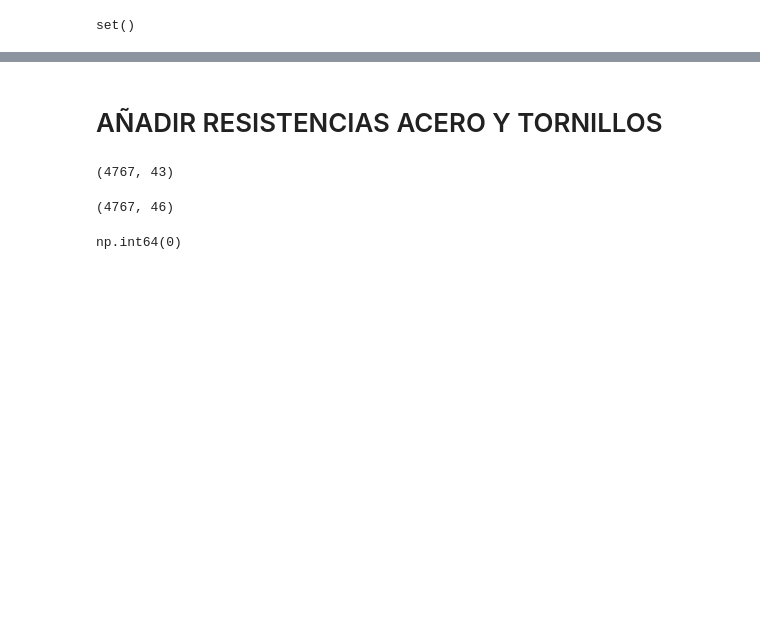
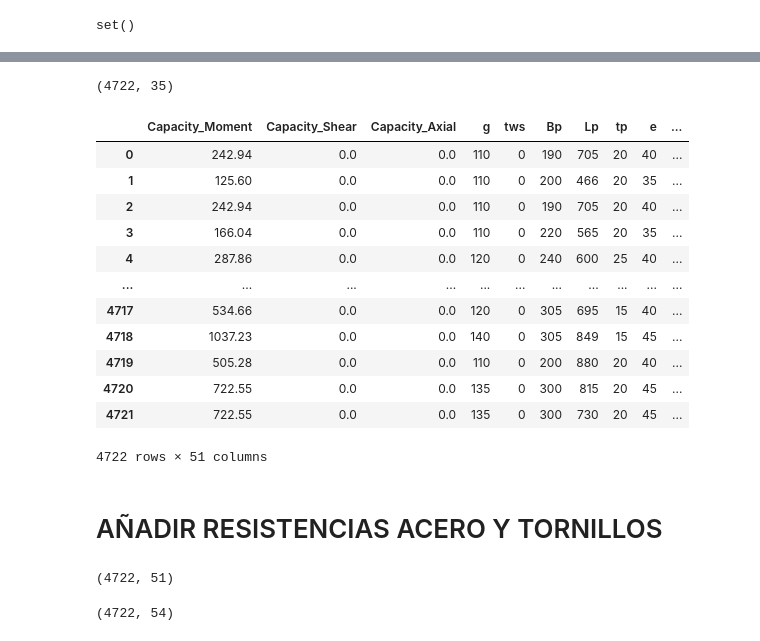
Before and after one commit to 15aarbona/proyecto_uniones, a Jupyter notebook: analisisVariables/variables.ipynb, the cells around one changed output, grey strips where cells are left out. Saved outputs shown, nothing was run; the diff lists cells and outputs as text; code cells hidden in the pictures; blank space fills up the shorter version.

```diff
--- a/analisisVariables/variables.ipynb
+++ b/analisisVariables/variables.ipynb
@@ -440,0 +438,2 @@ Index(['Capacity_Moment_Percentage', 'Capacity_Shear_Percentage',
+# %%
+df_final_c = df_final[df_final["SpecialMomentFrames"] != 1]
@@ -441,3 +448,5 @@ Index(['Capacity_Moment_Percentage', 'Capacity_Shear_Percentage',
+# %%
+df_final = df_final_c.drop(columns=["p0", "SpecialMomentFrames"])
 # %% [markdown]
 # AÑADIR DATOS DE TEKLA
 # %%
@@ -447,6 +456,6 @@ cad = pd.read_excel(xls, 'Tekla19 canadiense')
 resto = pd.read_csv(dir / "tekla_faltante.csv")
 # %%
 df_union = pd.concat([eu, cad, resto])
-df_union[["tekla_nomenclature_1", "type", "d_mm",
+df_union = df_union[["tekla_nomenclature_1", "type", "d_mm",
         "bf_mm", "tw_mm", "tf_mm", "r1_mm", "wely_mm", "w_kgm"
         ]]
@@ -471,3 +479,14 @@ faltan_COLUMN = set(df_final["COLUMN"].unique()) - set(df_union["tekla_nomenclat
 faltan_BEAM | faltan_COLUMN
 # %% [output]
 set()
+# %%
+union_BEAM = (df_union.set_index('tekla_nomenclature_1')
+    .add_prefix('BEAM_')
+    .reset_index()
+)
+
+union_COLUMN = (df_union.set_index('tekla_nomenclature_1')
+    .add_prefix('COLUMN_')
+    .reset_index()
+)
+union_BEAM
@@ -474,3 +507,25 @@ set()
+# %%
+df_final.shape
+# %% [output]
+(4722, 35)
+# %%
+df_merge1 = pd.merge(df_final, union_BEAM, left_on="BEAM", right_on="tekla_nomenclature_1").drop(columns=["tekla_nomenclature_1"])
+df_merge2 = pd.merge(df_merge1, union_COLUMN, left_on="COLUMN", right_on="tekla_nomenclature_1").drop(columns=["tekla_nomenclature_1"])
+df_merge2
+# %% [output]
+|  | Capacity_Moment | Capacity_Shear | Capacity_Axial | g | tws | Bp | Lp | tp | e | ... |
+| 0 | 242.94 | 0.0 | 0.0 | 110 | 0 | 190 | 705 | 20 | 40 | ... |
+| 1 | 125.60 | 0.0 | 0.0 | 110 | 0 | 200 | 466 | 20 | 35 | ... |
+| 2 | 242.94 | 0.0 | 0.0 | 110 | 0 | 190 | 705 | 20 | 40 | ... |
+| 3 | 166.04 | 0.0 | 0.0 | 110 | 0 | 220 | 565 | 20 | 35 | ... |
+| 4 | 287.86 | 0.0 | 0.0 | 120 | 0 | 240 | 600 | 25 | 40 | ... |
+| ... | ... | ... | ... | ... | ... | ... | ... | ... | ... | ... |
+| 4717 | 534.66 | 0.0 | 0.0 | 120 | 0 | 305 | 695 | 15 | 40 | ... |
+| 4718 | 1037.23 | 0.0 | 0.0 | 140 | 0 | 305 | 849 | 15 | 45 | ... |
+| 4719 | 505.28 | 0.0 | 0.0 | 110 | 0 | 200 | 880 | 20 | 40 | ... |
+| 4720 | 722.55 | 0.0 | 0.0 | 135 | 0 | 300 | 815 | 20 | 45 | ... |
+| 4721 | 722.55 | 0.0 | 0.0 | 135 | 0 | 300 | 730 | 20 | 45 | ... |
+4722 rows × 51 columns
 # %% [markdown]
 # AÑADIR RESISTENCIAS ACERO Y TORNILLOS
 # %%
@@ -508,19 +563,16 @@ df_tornillos = pd.DataFrame([
     }
 ])
 # %%
-df_final.shape
+df_merge2.shape
 # %% [output]
-(4767, 43)
+(4722, 51)
 # %%
-df_final2 = pd.merge(df_final, df_aceros, left_on="AceroEstructural", right_on="grado_acero")
+df_final2 = pd.merge(df_merge2, df_aceros, left_on="AceroEstructural", right_on="grado_acero")
 df_final2.shape
 # %% [output]
-(4767, 46)
+(4722, 54)
 # %%
 df_final2['EstandarTornillos'] = df_final2['EstandarTornillos'].replace({ 'ASTM A325': "A325M"}).astype(str)
-df_final2['EstandarTornillos'].isna().sum()
-# %% [output]
-np.int64(0)
 # %%
 df_final3 = pd.merge(df_final2, df_tornillos, left_on="EstandarTornillos", right_on="clase_tornillo")
 df_final3.shape
```
Also changed, not shown: parts of 41 cells of this notebook, 3 other files.
